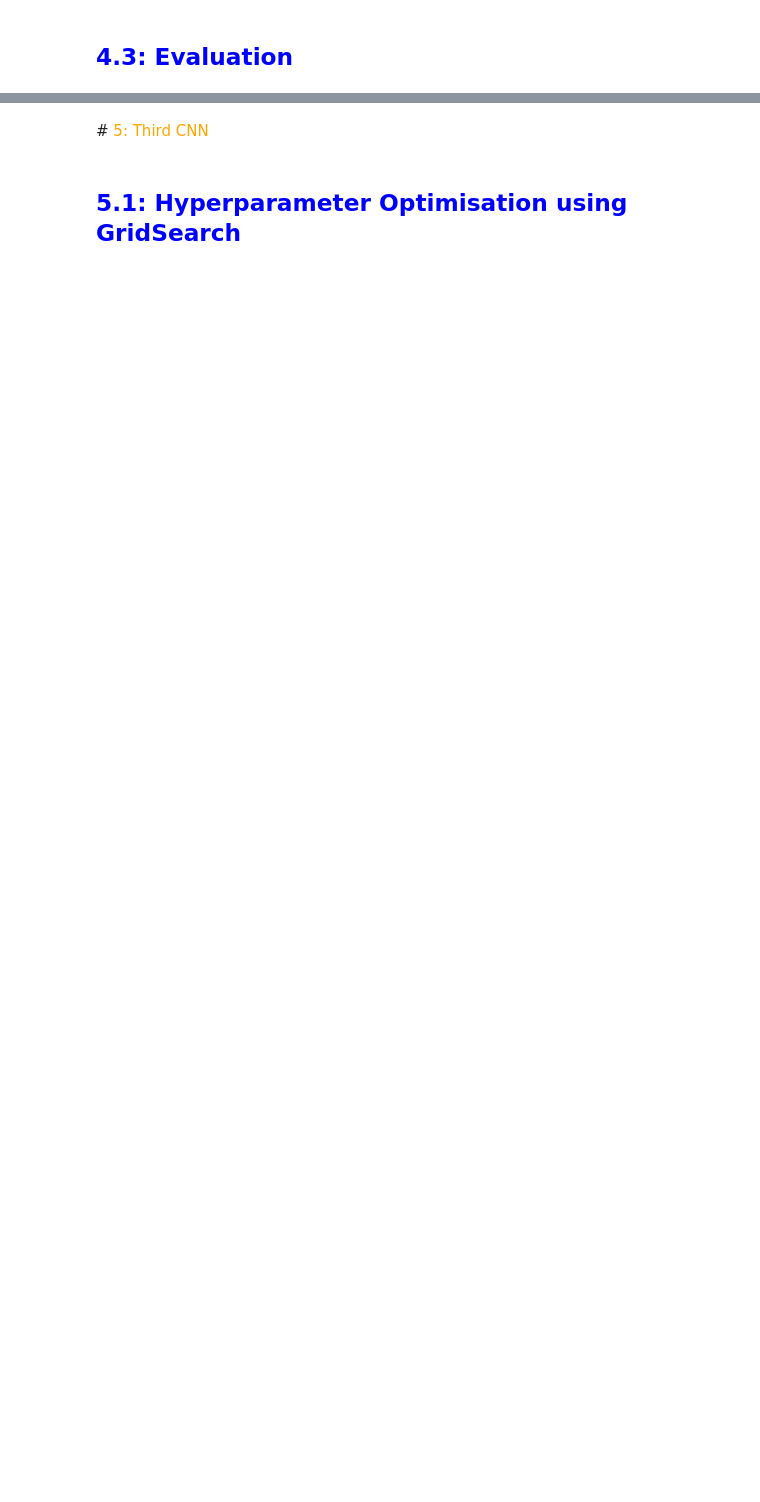
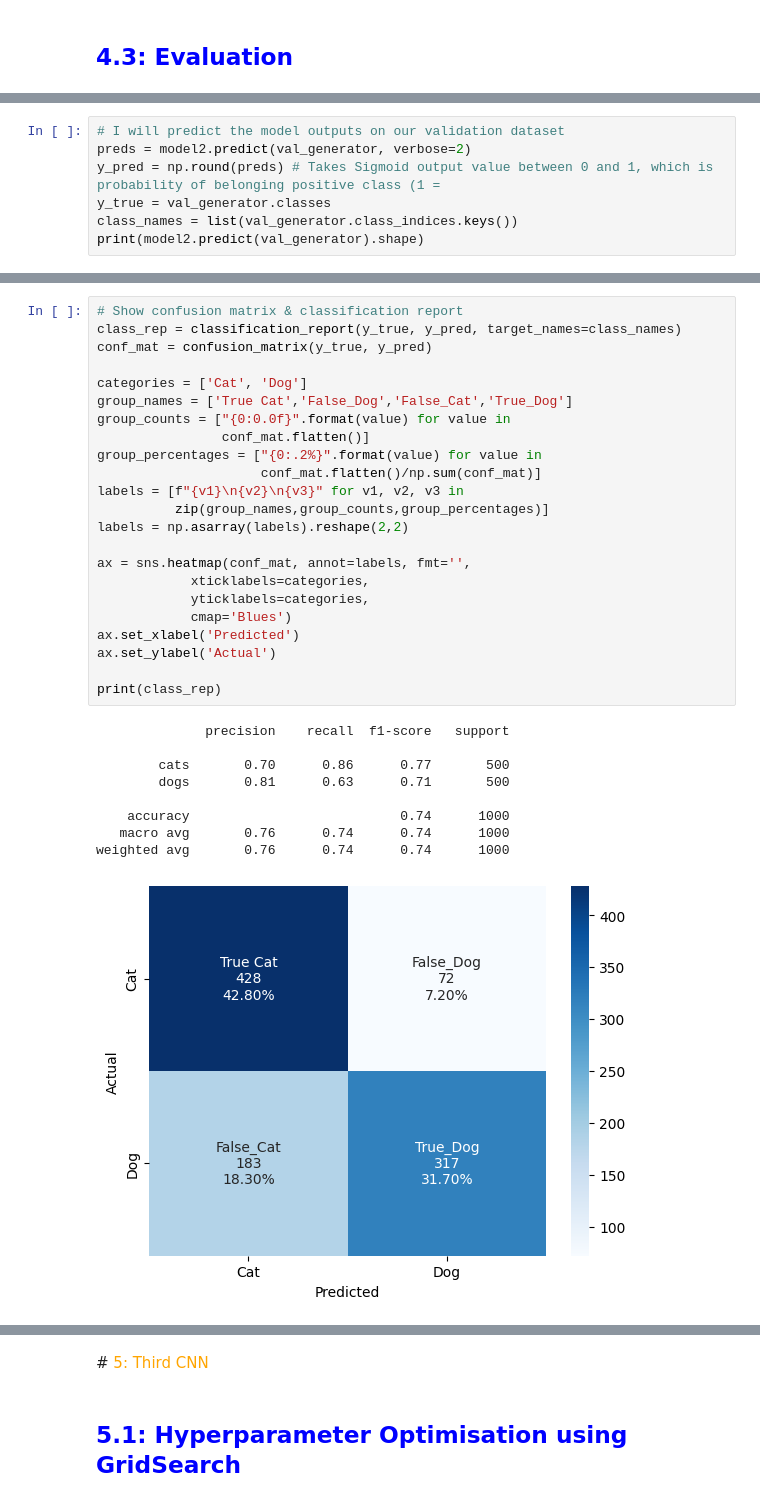
Before and after one commit to boxfather78/MLAI, a Jupyter notebook: 20230323_MLAI_Summative_Assessment_0_3.ipynb, the cells around one changed output, grey strips where cells are left out. Saved outputs shown, nothing was run; the diff lists cells and outputs as text; blank space fills up the shorter version.

```diff
--- a/20230323_MLAI_Summative_Assessment_0_3.ipynb
+++ b/20230323_MLAI_Summative_Assessment_0_3.ipynb
@@ -721,0 +690,7 @@ Once complete, I can look to improve this further by adjusting some of the hyper
+# %%
+# I will predict the model outputs on our validation dataset
+preds = model2.predict(val_generator, verbose=2)
+y_pred = np.round(preds) # Takes Sigmoid output value between 0 and 1, which is probability of belonging positive class (1 =
+y_true = val_generator.classes
+class_names = list(val_generator.class_indices.keys())
+print(model2.predict(val_generator).shape)
@@ -721,0 +747,33 @@ Once complete, I can look to improve this further by adjusting some of the hyper
+# %%
+# Show confusion matrix & classification report
+class_rep = classification_report(y_true, y_pred, target_names=class_names)
+conf_mat = confusion_matrix(y_true, y_pred)
+
+categories = ['Cat', 'Dog']
+group_names = ['True Cat','False_Dog','False_Cat','True_Dog']
+group_counts = ["{0:0.0f}".format(value) for value in
+                conf_mat.flatten()]
+group_percentages = ["{0:.2%}".format(value) for value in
+                     conf_mat.flatten()/np.sum(conf_mat)]
+labels = [f"{v1}\n{v2}\n{v3}" for v1, v2, v3 in
+          zip(group_names,group_counts,group_percentages)]
+labels = np.asarray(labels).reshape(2,2)
+
+ax = sns.heatmap(conf_mat, annot=labels, fmt='',
+            xticklabels=categories,
+            yticklabels=categories,
+            cmap='Blues')
+ax.set_xlabel('Predicted')
+ax.set_ylabel('Actual')
+
+print(class_rep)
+# %% [output]
+              precision    recall  f1-score   support
+
+        cats       0.70      0.86      0.77       500
+        dogs       0.81      0.63      0.71       500
+
+    accuracy                           0.74      1000
+   macro avg       0.76      0.74      0.74      1000
+weighted avg       0.76      0.74      0.74      1000
+[figure, added]
```
Also changed, not shown: parts of 47 cells of this notebook.
